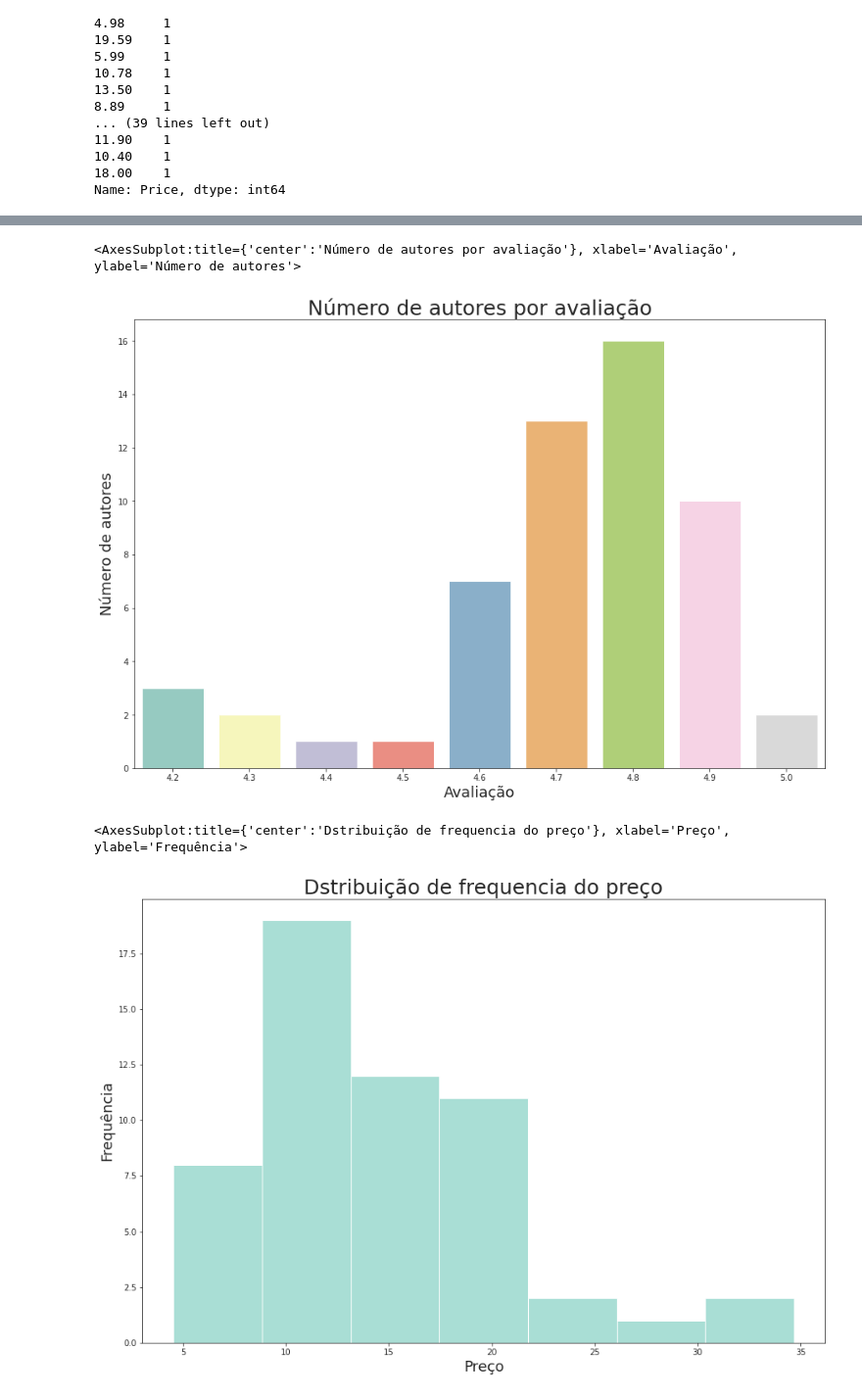
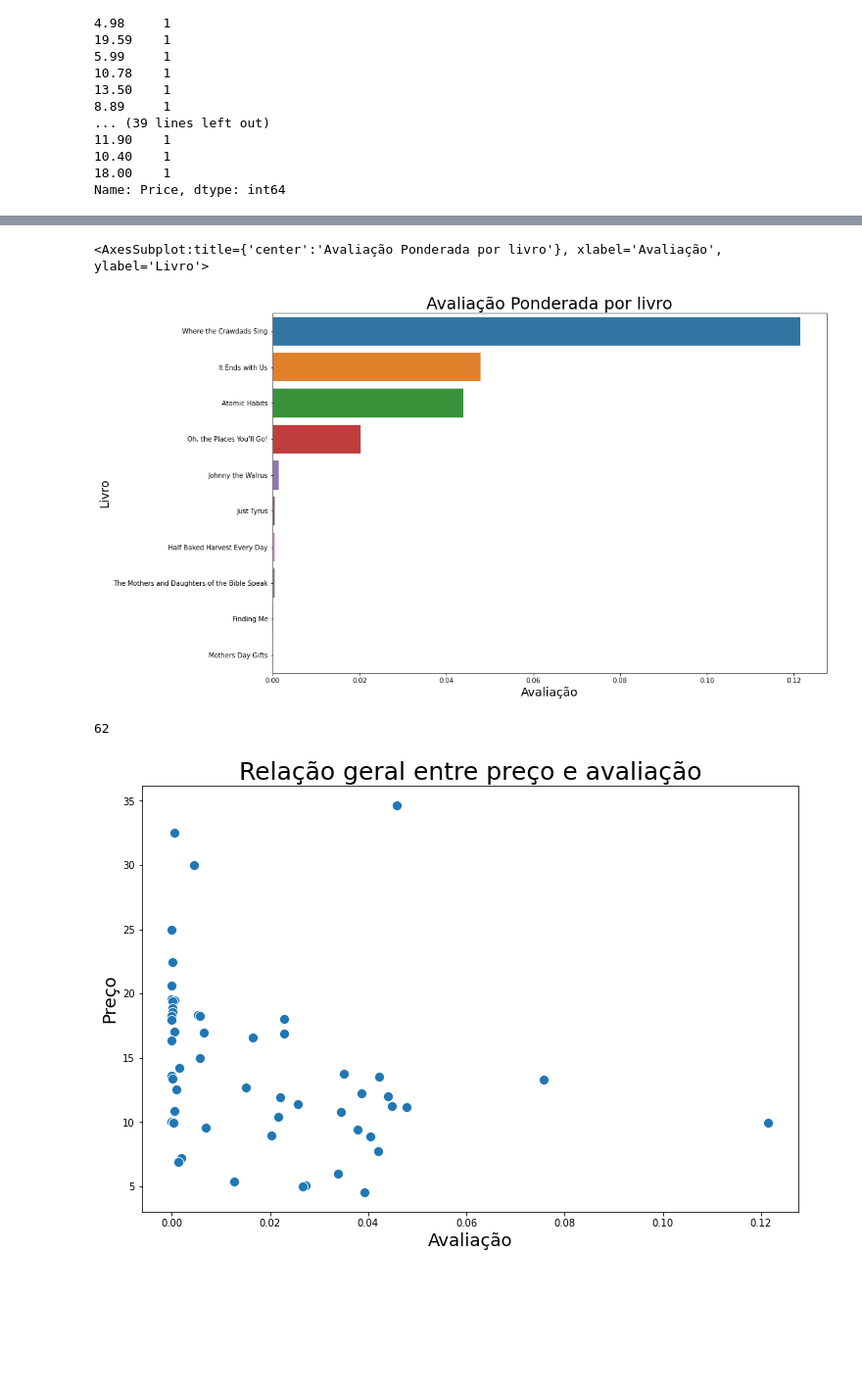
Before and after one commit to lalianza/portfolio, a Jupyter notebook: estudo-best-sellers.ipynb, the cells around one changed output, grey strips where cells are left out. Shown: that part at 98% size. Saved outputs shown, nothing was run; the diff lists cells and outputs as text; code cells hidden in the pictures; blank space fills up the shorter version.

```diff
--- a/estudo-best-sellers.ipynb
+++ b/estudo-best-sellers.ipynb
@@ -107,0 +107,9 @@ Name: Rating, dtype: int64
+# %%
+def sucess (Rating):
+    w_mean = (amazon['Only_Rating']*amazon['N_Rating']).sum()/amazon['N_Rating'].sum()
+    sucess = 0
+    if Rating > w_mean:
+        sucess = 1
+    return sucess
+amazon['sucess'] = amazon['Only_Rating'].apply(sucess)
+amazon.head()
@@ -149,6 +164,5 @@ amazon['Price'].value_counts()
 Name: Price, dtype: int64
 # %%
 amazon['Price'] = amazon['Price'].astype(float)
-amazon['Rating'] = amazon['Rating'].astype(float)
-print(type(amazon['Price']), type(['Rating']))
+print(type(amazon['Price']))
 # %% [output]
@@ -156,5 +169,0 @@ print(type(amazon['Price']), type(['Rating']))
-# %%
-sns.set_palette('Set3')
-sns.set_style('ticks')
-# %%
-amazon = amazon.sort_values(by='Rating', ascending=True)
@@ -207,20 +232,22 @@ ax
 # %%
+top_amazon = top_amazon.sort_values(by='W_Rating', ascending=False)
 plt.figure(figsize=(15,10))
-ax = sns.barplot(data=amazon_autores_avaliacao, x='Avaliação', y='Número de autores', )
-ax.set_title('Número de autores por avaliação', fontsize=25)
+ax = sns.barplot(data=top_amazon, x='W_Rating', y='Book Name', )
+ax.set_title('Avaliação Ponderada por livro', fontsize=25)
 ax.set_xlabel('Avaliação', fontsize=18)
-ax.set_ylabel('Número de autores', fontsize=18)
+ax.set_ylabel('Livro', fontsize=18)
 ax
 # %% [output]
-<AxesSubplot:title={'center':'Número de autores por avaliação'}, xlabel='Avaliação', ylabel='Número de autores'>
+<AxesSubplot:title={'center':'Avaliação Ponderada por livro'}, xlabel='Avaliação', ylabel='Livro'>
-[figure, old version]
+[figure, new version]
 # %%
-plt.figure(figsize=(15,10))
-ax = sns.histplot(amazon['Price'], bins=7)
-ax.set_title('Dstribuição de frequencia do preço', fontsize=25)
-ax.set_xlabel('Preço', fontsize=18)
-ax.set_ylabel('Frequência', fontsize=18)
-ax
+amazon = amazon.sort_values(by='Price', ascending=False)
+plt.figure(figsize=(12,8))
+ax = sns.scatterplot(data=amazon, x='W_Rating', y='Price',s=100)
+ax.set_title('Relação geral entre preço e avaliação', fontsize=25)
+ax.set_xlabel('Avaliação', fontsize=18)
+ax.set_ylabel('Preço', fontsize=18)
+a
 # %% [output]
-<AxesSubplot:title={'center':'Dstribuição de frequencia do preço'}, xlabel='Preço', ylabel='Frequência'>
+62
-[figure, old version]
+[figure, new version]
```
Also changed, not shown: parts of 31 cells of this notebook.
